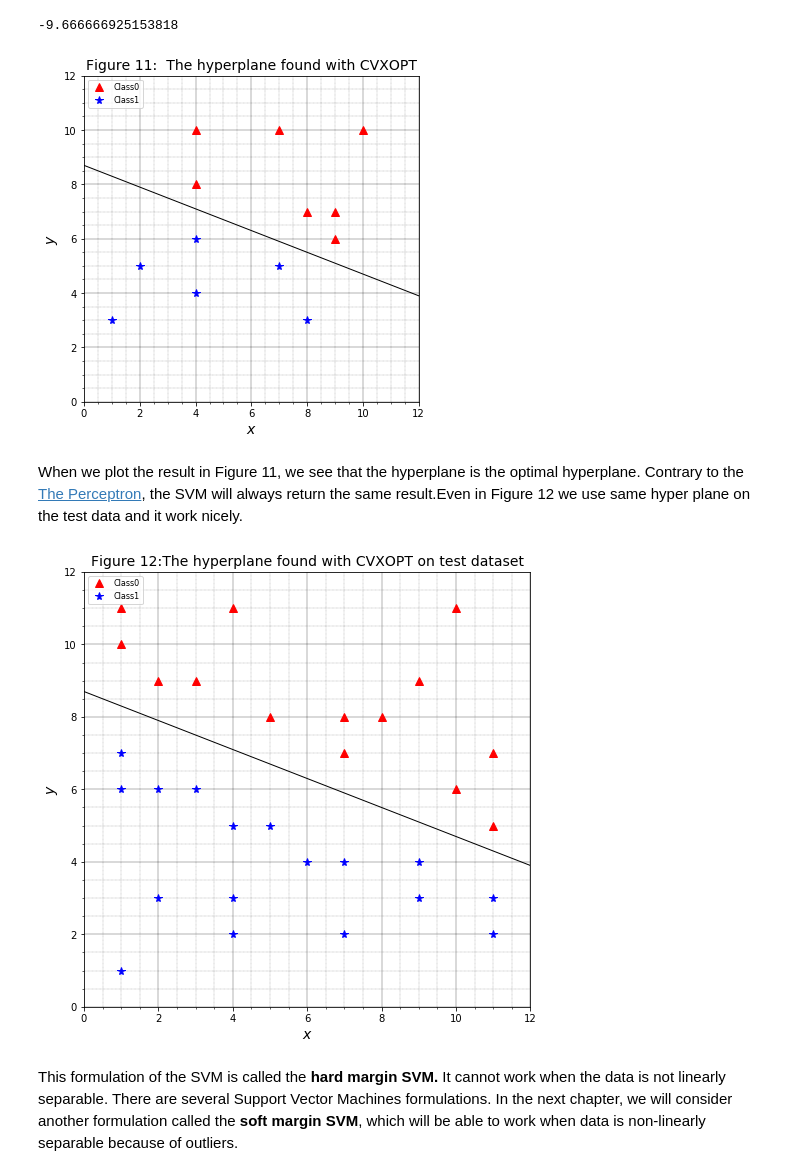
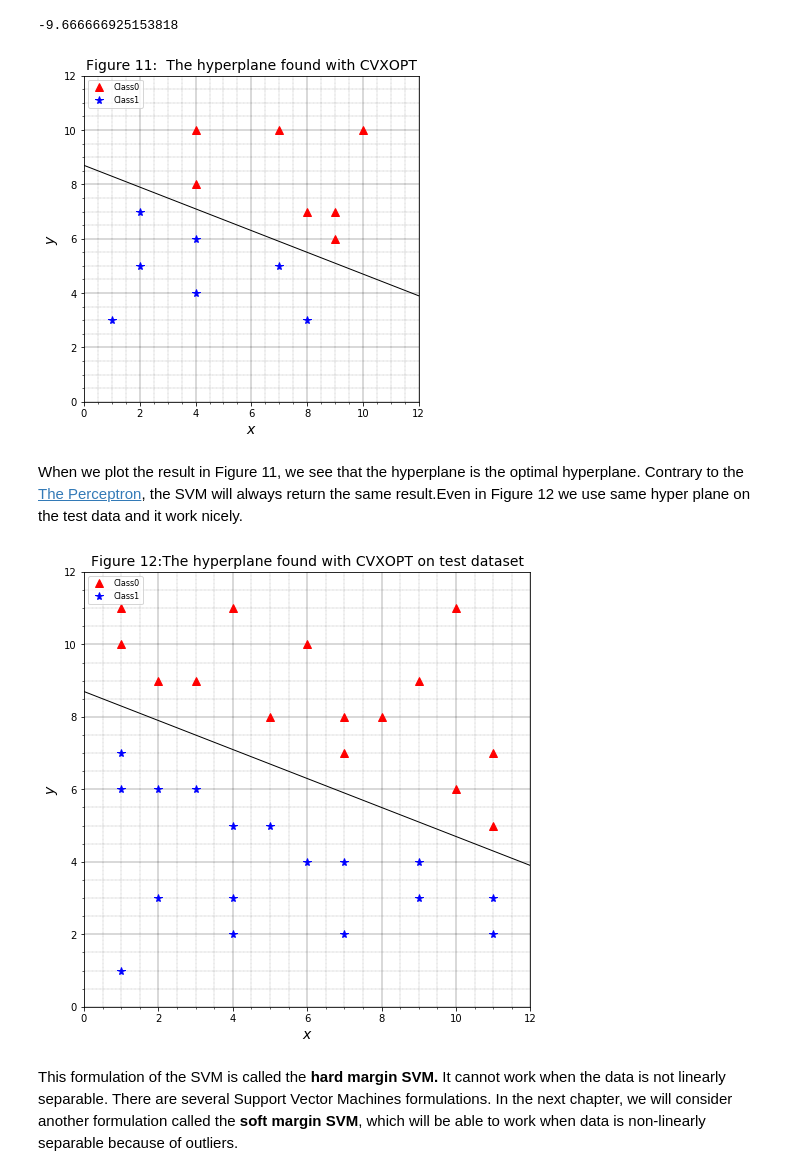
Before and after one commit to AnilSarode/Machine-Learning-Digital-Book-, a Jupyter notebook: SVM-(Support Vector Machines )/The SVM Optimization Problem.ipynb, the cells around one changed output. Cells and saved outputs as stored; diff of their text form; code cells hidden in the pictures.

```diff
--- a/SVM-(Support Vector Machines )/The SVM Optimization Problem.ipynb
+++ b/SVM-(Support Vector Machines )/The SVM Optimization Problem.ipynb
@@ -1430,41 +1430,41 @@ x1= np.arange(0,13,1)
 
 a0=X[0:7,0]
 b0=X[0:7,1]
-c0=X[8:14,0]
-d0=X[8:14,1]
+c0=X[7:14,0]
+d0=X[7:14,1]
 
 x_l= np.arange(0,12,1)
 y_l= np.arange(0,12,1)
 
 
 b1=b
 a1= -w[0]/w[1]
 c1=-b1/w[1]
 y1=a1*x1+c1
 
 fig = plt.figure(figsize=(6,6))
 
 plt.plot(a0,b0,"r^",c0,d0,"b*",markersize=8)
 plt.plot(x1,y1,'k',linewidth=1)
 
 plt.title('Figure 11:  The hyperplane found with CVXOPT',fontsize=14)
 
 plt.xlabel(r'$x$',fontsize=14)
 plt.ylabel(r'$y$',fontsize=14)
 # Turn on the minor TICKS, which are required for the minor GRID
 plt.minorticks_on()
 
 # Customize the major grid
 plt.grid(which='major', linestyle='-', linewidth='0.3', color='black')
 # Customize the minor grid
 
 plt.grid(which='minor', linestyle=':', linewidth='0.3', color='black')
 plt.legend(["Class0", "Class1"], loc="upper left",prop=dict(size=8))
 plt.ylim(0,12)
 plt.xlim(0,12)
 plt.show()
 # %% [output]
-[figure, old version]
+[figure, new version]
 # %% [markdown]
 When we plot the result in Figure 11, we see that the hyperplane is the optimal hyperplane. Contrary to the [The Perceptron](https://github.com/AnilSarode/Machine-Learning-Digital-Book-/blob/master/The%20Perceptron/The%20Perceptron%20.ipynb), the SVM will always return the same result.Even in Figure 12 we use same hyper plane on the test data and it work nicely.
 # %%
@@ -1476,8 +1476,8 @@ import matplotlib.pyplot as plt
 X, y = get_dataset(ls.get_test_examples)
 x1= np.arange(0,13,1)
 
-a0=X[0:14,0]
-b0=X[0:14,1]
+a0=X[0:15,0]
+b0=X[0:15,1]
 c0=X[15:32,0]
 d0=X[15:32,1]
 
@@ -1511,7 +1511,7 @@ plt.ylim(0,12)
 plt.xlim(0,12)
 plt.show()
 # %% [output]
-[figure, old version]
+[figure, new version]
 # %% [markdown]
 This formulation of the SVM is called the **hard margin SVM.** It cannot work when the data is not linearly separable. There are several Support Vector Machines formulations. In the next chapter, we will consider another formulation called the **soft margin SVM**, which will be able to work when data is non-linearly separable because of outliers.
 # %% [markdown]
```
Also changed, not shown: parts of 1 cell of this notebook.
